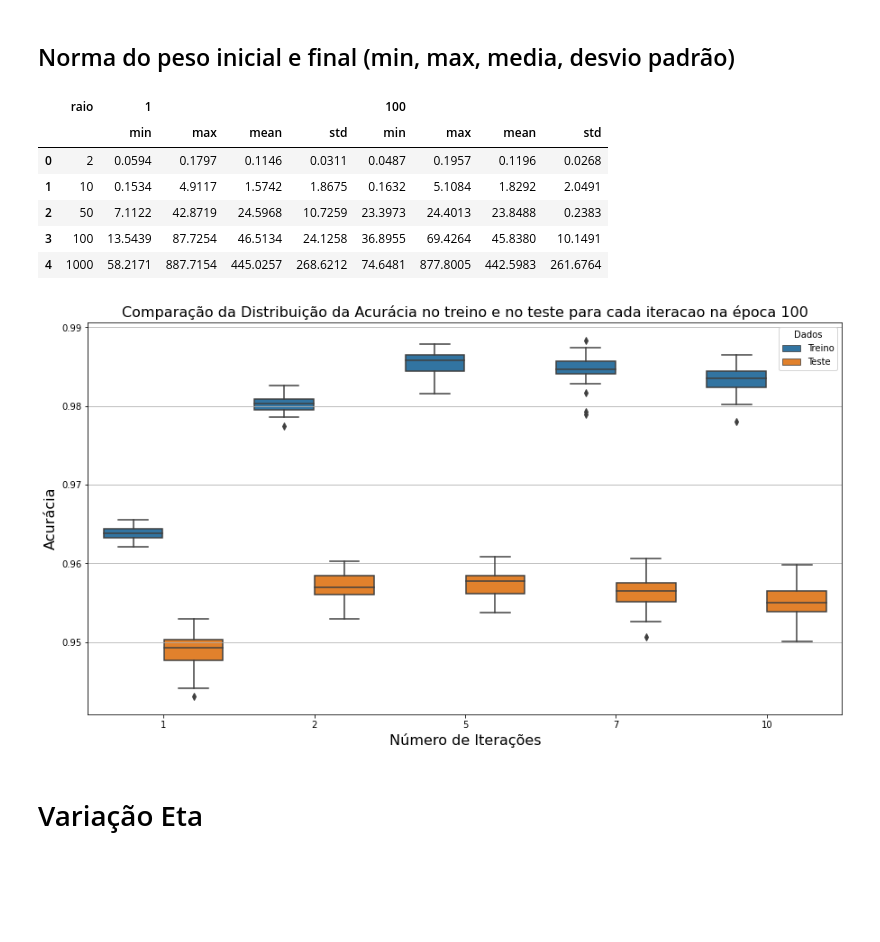
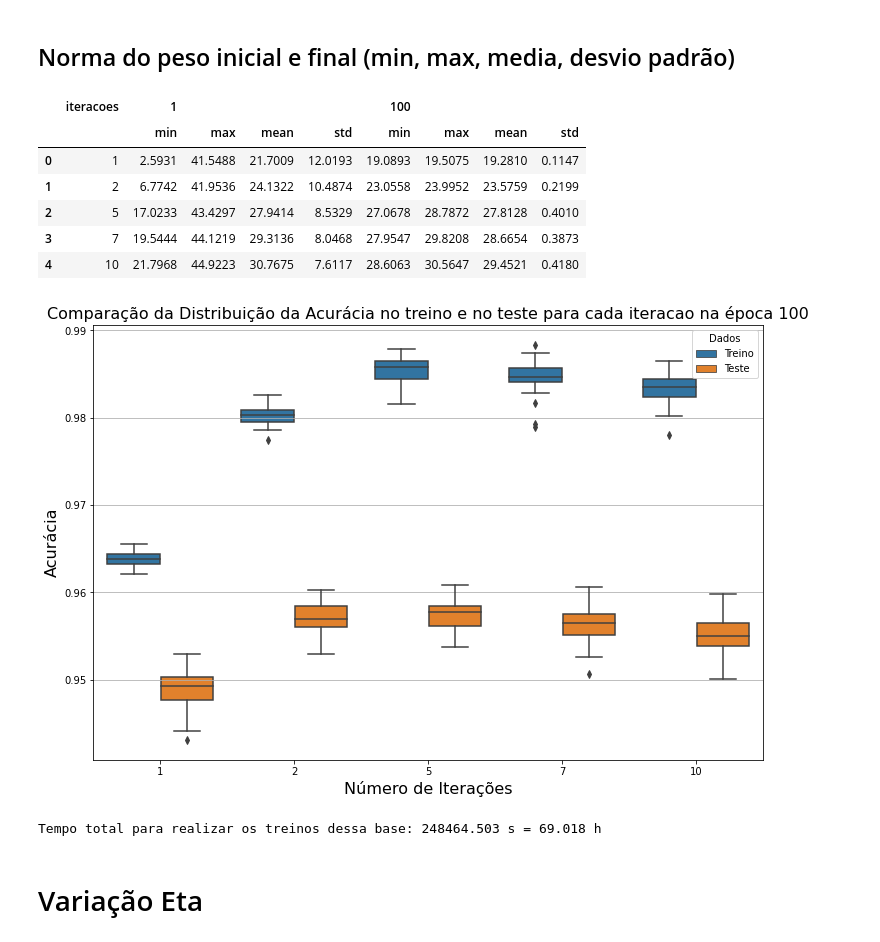
Before and after one commit to vitormgou/FDIPA-ANN, a Jupyter notebook: filtragem_resultados.ipynb, the cells around one changed output. Drawn from its saved outputs; the diff is of its cells as text; code cells hidden in the pictures; blank space fills up the shorter version.

```diff
--- a/filtragem_resultados.ipynb
+++ b/filtragem_resultados.ipynb
@@ -400,34 +400,39 @@ perda_treino_vs_perda_teste
 # %% [markdown]
 ## Norma do peso inicial e final (min, max, media, desvio padrão)
 # %%
-tab_norma_peso = norma_peso_raio.groupby(by=['raio'])[['1','100']].agg(['min', 'max','mean','std']).reset_index()
+tab_norma_peso = norma_peso_iteracao.groupby(by=['iteracoes'])[['1','100']].agg(['min', 'max','mean','std']).reset_index()
 tab_norma_peso = tab_norma_peso.apply(lambda x: round(x,4))
 tab_norma_peso
 # %% [output]
-|  | raio | 1 |  |  |  | 100 |  |  |  |
+|  | iteracoes | 1 |  |  |  | 100 |  |  |  |
 |  |  | min | max | mean | std | min | max | mean | std |
-| 0 | 2 | 0.0594 | 0.1797 | 0.1146 | 0.0311 | 0.0487 | 0.1957 | 0.1196 | 0.0268 |
-| 1 | 10 | 0.1534 | 4.9117 | 1.5742 | 1.8675 | 0.1632 | 5.1084 | 1.8292 | 2.0491 |
-| 2 | 50 | 7.1122 | 42.8719 | 24.5968 | 10.7259 | 23.3973 | 24.4013 | 23.8488 | 0.2383 |
-| 3 | 100 | 13.5439 | 87.7254 | 46.5134 | 24.1258 | 36.8955 | 69.4264 | 45.8380 | 10.1491 |
-| 4 | 1000 | 58.2171 | 887.7154 | 445.0257 | 268.6212 | 74.6481 | 877.8005 | 442.5983 | 261.6764 |
+| 0 | 1 | 2.5931 | 41.5488 | 21.7009 | 12.0193 | 19.0893 | 19.5075 | 19.2810 | 0.1147 |
+| 1 | 2 | 6.7742 | 41.9536 | 24.1322 | 10.4874 | 23.0558 | 23.9952 | 23.5759 | 0.2199 |
+| 2 | 5 | 17.0233 | 43.4297 | 27.9414 | 8.5329 | 27.0678 | 28.7872 | 27.8128 | 0.4010 |
+| 3 | 7 | 19.5444 | 44.1219 | 29.3136 | 8.0468 | 27.9547 | 29.8208 | 28.6654 | 0.3873 |
+| 4 | 10 | 21.7968 | 44.9223 | 30.7675 | 7.6117 | 28.6063 | 30.5647 | 29.4521 | 0.4180 |
 # %%
 tab_aux1 = acuracia_treino_iteracao[['iteracoes','semente','100']]
 tab_aux1 = tab_aux1.assign(Dados='Treino')
 
 tab_aux2 = acuracia_teste_iteracao[['iteracoes','semente','100']]
 tab_aux2 = tab_aux2.assign(Dados='Teste')
 tab_aux = pd.concat([tab_aux1,tab_aux2],axis=0)
 
-plt.figure(figsize=(15,8))
+plt.figure(figsize=(12,8))
 sns.boxplot(data = tab_aux, x = 'iteracoes', y = '100', hue = 'Dados')
 plt.title('Comparação da Distribuição da Acurácia no treino e no teste para cada iteracao na época 100', fontsize = 16)
 plt.xlabel('Número de Iterações', fontsize = 16)
 plt.ylabel('Acurácia', fontsize = 16)
 plt.grid(axis='y')
 plt.show()
 # %% [output]
-[figure, old version]
+[figure, new version]
+# %%
+tempo = acuracia_teste_iteracao['tempo'].sum()
+print(f'Tempo total para realizar os treinos dessa base: {tempo:.3f} s = {tempo/3600:.3f} h')
+# %% [output]
+Tempo total para realizar os treinos dessa base: 248464.503 s = 69.018 h
 # %% [markdown]
 # Variação Eta
 # %%
```
Also changed, not shown: parts of 19 cells of this notebook, 8 other files.
